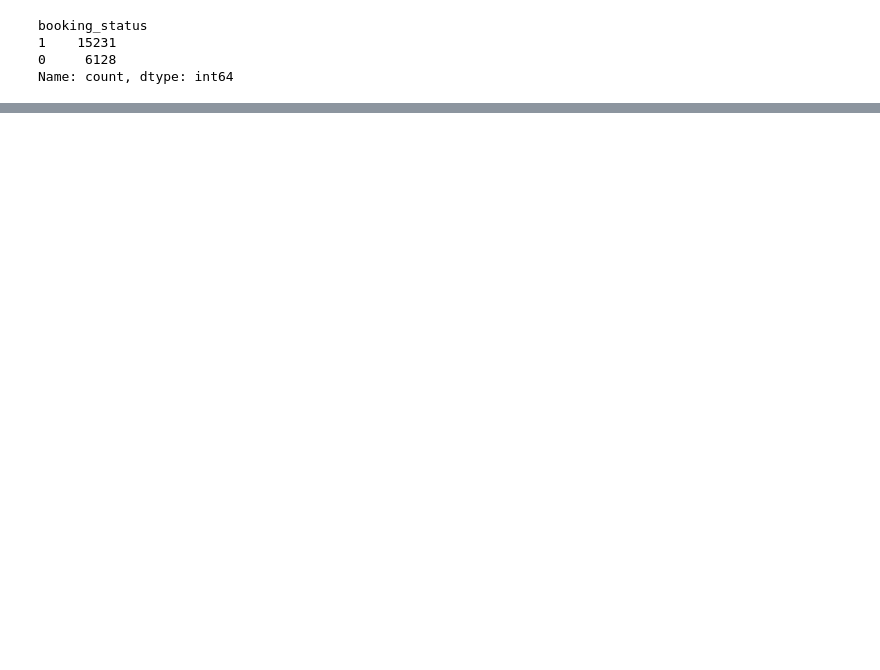
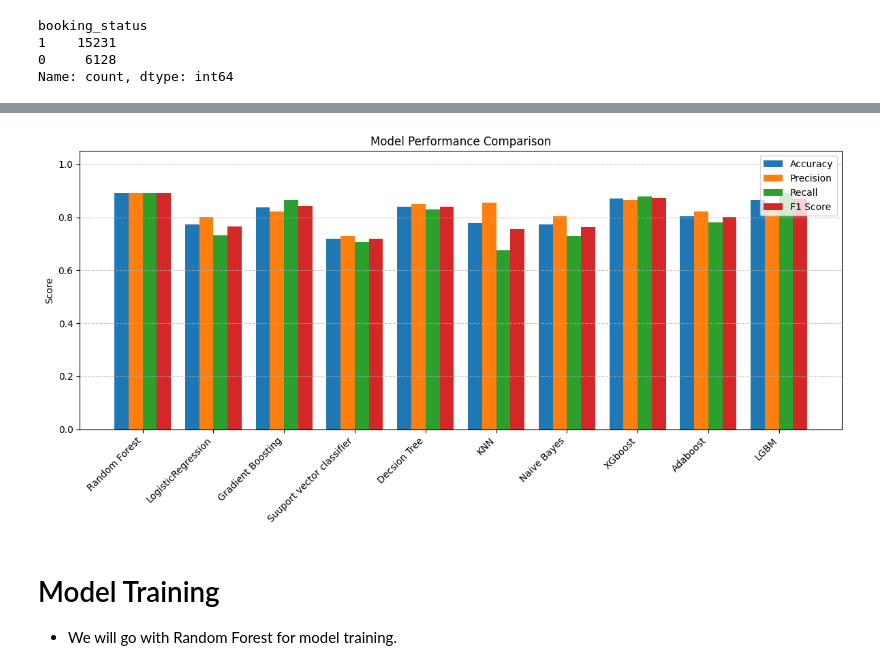
Before and after one commit to SurajBhar/hrprediction, a Jupyter notebook: notebook/experimentation.ipynb, the cells around one changed output, grey strips where cells are left out. Drawn from its saved outputs; the diff is of its cells as text; code cells hidden in the pictures; blank space fills up the shorter version.

```diff
--- a/notebook/experimentation.ipynb
+++ b/notebook/experimentation.ipynb
@@ -689,0 +1312,16 @@ Name: count, dtype: int64
+# %%
+for model_name,classifier in classifiers.items():
+    classifier.fit(X_train,y_train)
+
+    y_pred = classifier.predict(X_test)
+
+    accuracy = accuracy_score(y_test,y_pred)
+    precision = precision_score(y_test,y_pred)
+    recall = recall_score(y_test,y_pred)
+    f1 = f1_score(y_test,y_pred)
+
+    metrics["Model"].append(model_name)
+    metrics["Accuracy"].append(accuracy)
+    metrics["Precision"].append(precision)
+    metrics["Recall"].append(recall)
+    metrics["F1 Score"].append(f1)
@@ -689,0 +1337,3 @@ Name: count, dtype: int64
+# %%
+metrics_df= pd.DataFrame(metrics)
+metrics_df
@@ -689,0 +1368,31 @@ Name: count, dtype: int64
+# %%
+import numpy as np
+
+# metrics_df is already defined with columns: Model, Accuracy, Precision, Recall, F1 Score
+metrics = ['Accuracy', 'Precision', 'Recall', 'F1 Score']
+
+# Set up positions for grouped bars
+x = np.arange(len(metrics_df['Model']))  # Model positions
+bar_width = 0.2  # Width of each metric bar
+
+# Plot
+plt.figure(figsize=(12, 6))
+
+for i, metric in enumerate(metrics):
+    plt.bar(x + i * bar_width, metrics_df[metric], width=bar_width, label=metric)
+
+# Formatting
+plt.xticks(x + bar_width * (len(metrics) - 1) / 2, metrics_df['Model'], rotation=45, ha='right')
+plt.ylabel('Score')
+plt.ylim(0, 1.05)
+plt.title('Model Performance Comparison')
+plt.legend()
+plt.grid(axis='y', linestyle='--', alpha=0.7)
+
+plt.tight_layout()
+plt.show()
+# %% [output]
+[figure, added]
+# %% [markdown]
+# Model Training
+- We will go with Random Forest for model training.
```
Also changed, not shown: parts of 67 cells of this notebook, 2 other files.
